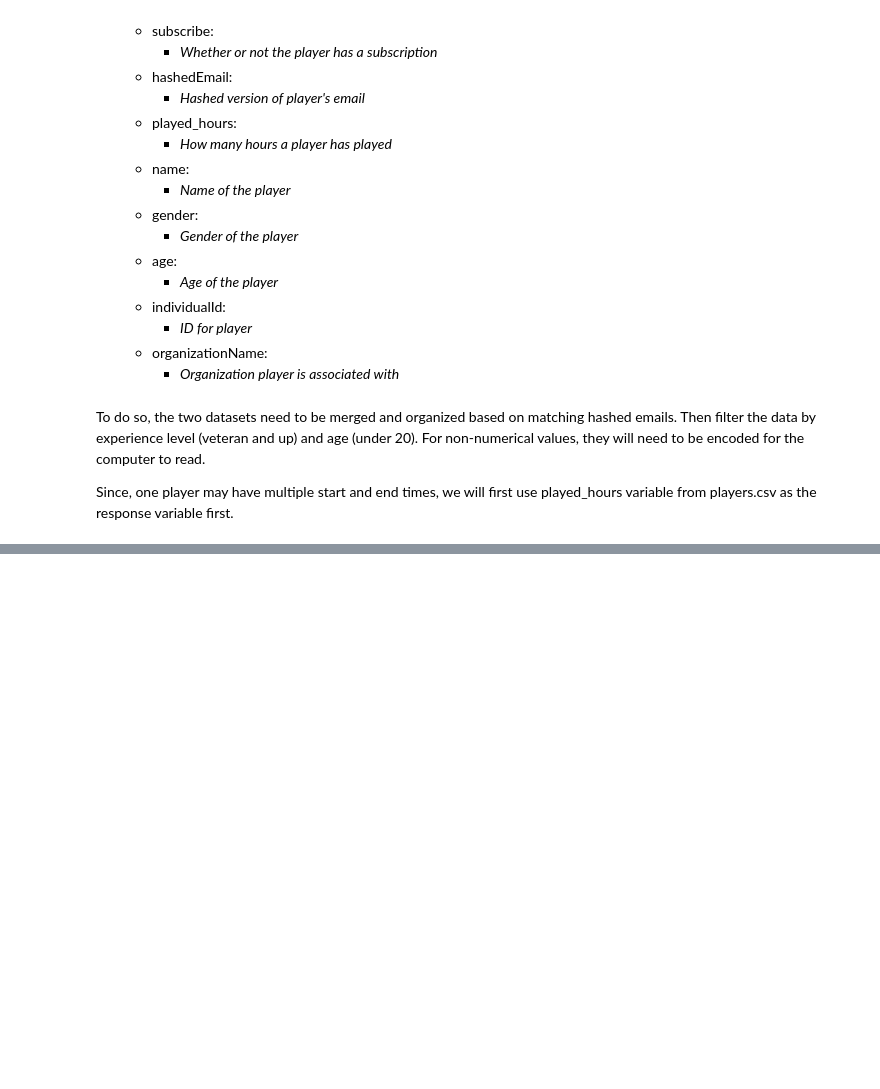
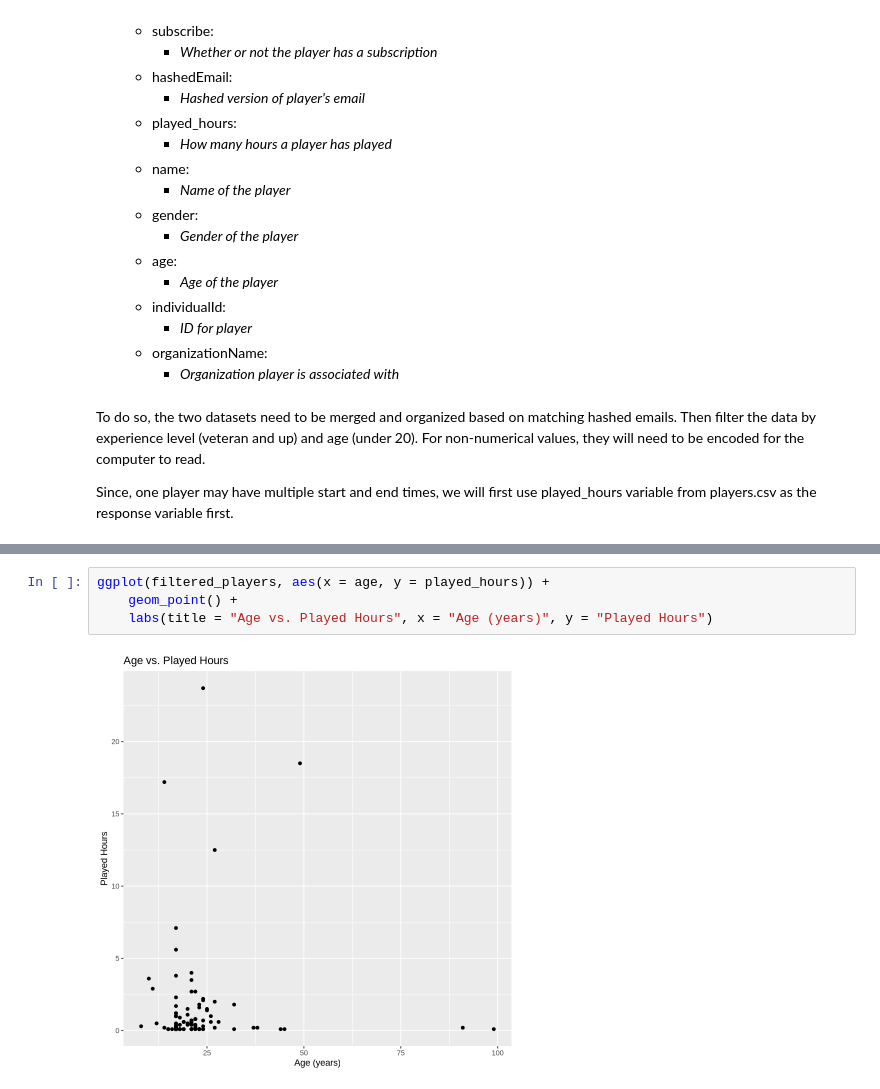
Before and after one commit to taekimgithub/GamingTimePrediction, a Jupyter notebook: Final Project Report.ipynb, the cells around one changed output, grey strips where cells are left out. Saved outputs shown, nothing was run; the diff lists cells and outputs as text; blank space fills up the shorter version.

```diff
--- a/Final Project Report.ipynb
+++ b/Final Project Report.ipynb
@@ -196,0 +215,6 @@ Since, one player may have multiple start and end times, we will first use playe
+# %%
+ggplot(filtered_players, aes(x = age, y = played_hours)) +
+    geom_point() +
+    labs(title = "Age vs. Played Hours", x = "Age (years)", y = "Played Hours")
+# %% [output]
+[figure, added]
```
Also changed, not shown: parts of 5 cells of this notebook.
